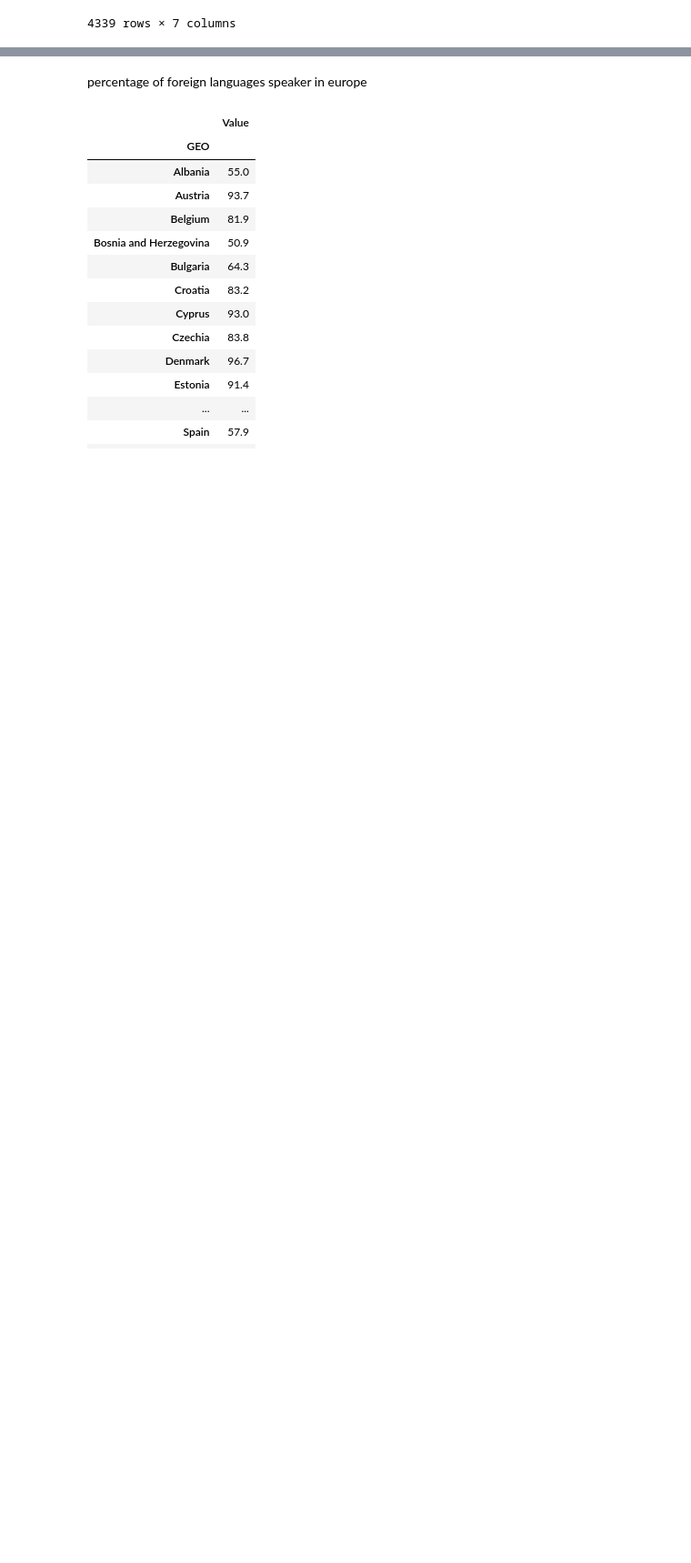
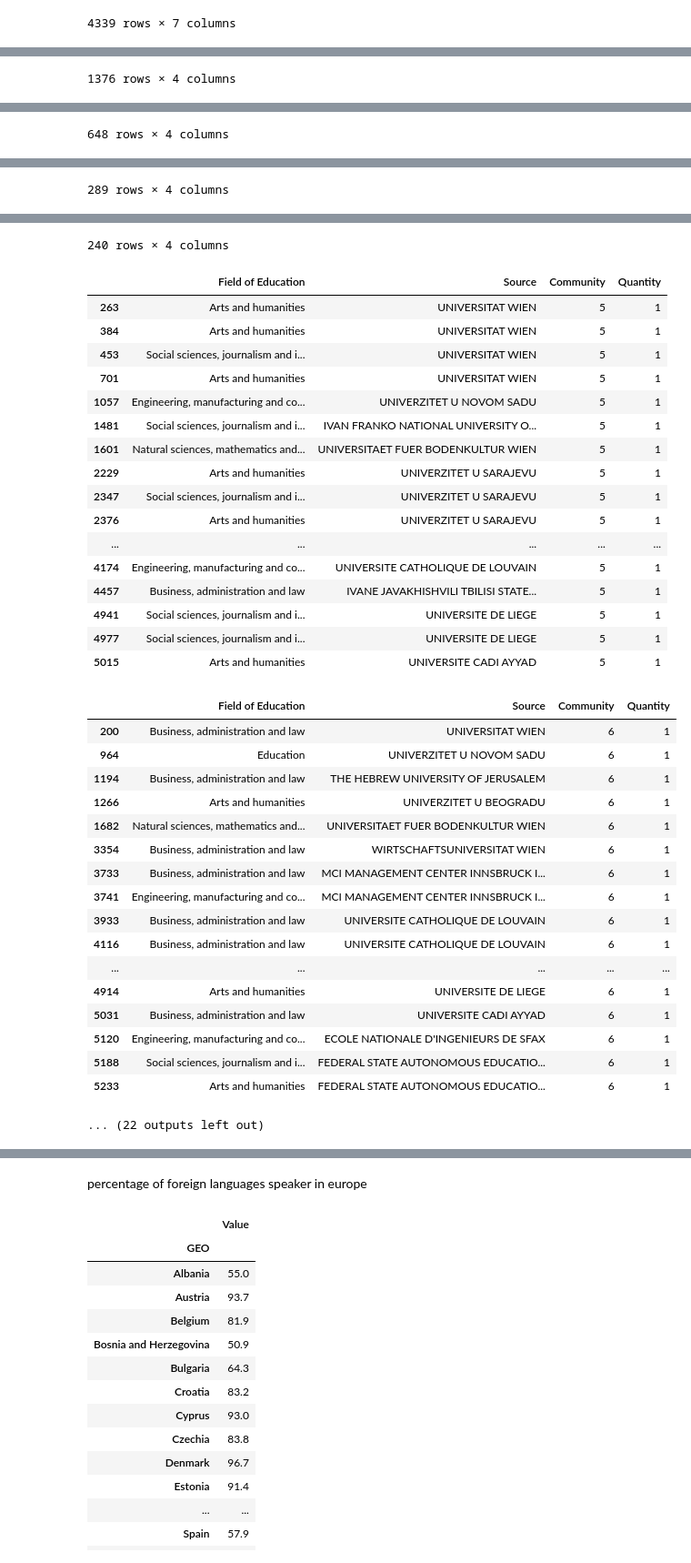
Before and after one commit to FilippoBragato/ErasmusMobilityStudy, a Jupyter notebook: universities_analysis.ipynb, the cells around one changed output, grey strips where cells are left out. Shown at 91% size. Cells and saved outputs as stored; diff of their text form; code cells hidden in the pictures; blank space fills up the shorter version.

Commit message:
pie chart field of study

```diff
--- a/universities_analysis.ipynb
+++ b/universities_analysis.ipynb
@@ -176,0 +212,21 @@ p = nx.algorithms.community.modularity_max.greedy_modularity_communities(G)
+# %%
+for i, set in enumerate(p):
+    for element in set:
+        df_w_fields.iat[element, 2]=i
+for i, set in enumerate(p):
+    if(len(df_w_fields[df_w_fields['Community']==i].index)>3):
+        display(df_w_fields[df_w_fields['Community']==i])
+print(df_w_fields['Source'].nunique())
+
+
+for i, set in enumerate(p):
+    if(len(df_w_fields[df_w_fields['Community']==i].index)>100):
+        com_df = df_w_fields[df_w_fields['Community']==i]
+        label = com_df.groupby(['Field of Education']).sum().index.get_level_values('Field of Education').tolist()
+        com_df = com_df.groupby(['Field of Education']).sum()
+        #display(com_df)
+        values = com_df['Quantity']
+        #com_df = com1_df['Quantity']/1318*100
+        plt.pie(values,labels= label, labeldistance=1.05,radius=2)
+        plt.show()
+# %% [output]
@@ -176,0 +258 @@ p = nx.algorithms.community.modularity_max.greedy_modularity_communities(G)
+1376 rows × 4 columns
@@ -176,0 +271 @@ p = nx.algorithms.community.modularity_max.greedy_modularity_communities(G)
+648 rows × 4 columns
@@ -176,0 +284 @@ p = nx.algorithms.community.modularity_max.greedy_modularity_communities(G)
+289 rows × 4 columns
@@ -177,3 +297,39 @@ p = nx.algorithms.community.modularity_max.greedy_modularity_communities(G)
+240 rows × 4 columns
+|  | Field of Education | Source | Community | Quantity |
+| 263 | Arts and humanities | UNIVERSITAT WIEN | 5 | 1 |
+| 384 | Arts and humanities | UNIVERSITAT WIEN | 5 | 1 |
+| 453 | Social sciences, journalism and i... | UNIVERSITAT WIEN | 5 | 1 |
+| 701 | Arts and humanities | UNIVERSITAT WIEN | 5 | 1 |
+| 1057 | Engineering, manufacturing and co... | UNIVERZITET U NOVOM SADU | 5 | 1 |
+| 1481 | Social sciences, journalism and i... | IVAN FRANKO NATIONAL UNIVERSITY O... | 5 | 1 |
+| 1601 | Natural sciences, mathematics and... | UNIVERSITAET FUER BODENKULTUR WIEN | 5 | 1 |
+| 2229 | Arts and humanities | UNIVERZITET U SARAJEVU | 5 | 1 |
+| 2347 | Social sciences, journalism and i... | UNIVERZITET U SARAJEVU | 5 | 1 |
+| 2376 | Arts and humanities | UNIVERZITET U SARAJEVU | 5 | 1 |
+| ... | ... | ... | ... | ... |
+| 4174 | Engineering, manufacturing and co... | UNIVERSITE CATHOLIQUE DE LOUVAIN | 5 | 1 |
+| 4457 | Business, administration and law | IVANE JAVAKHISHVILI TBILISI STATE... | 5 | 1 |
+| 4941 | Social sciences, journalism and i... | UNIVERSITE DE LIEGE | 5 | 1 |
+| 4977 | Social sciences, journalism and i... | UNIVERSITE DE LIEGE | 5 | 1 |
+| 5015 | Arts and humanities | UNIVERSITE CADI AYYAD | 5 | 1 |
+|  | Field of Education | Source | Community | Quantity |
+| 200 | Business, administration and law | UNIVERSITAT WIEN | 6 | 1 |
+| 964 | Education | UNIVERZITET U NOVOM SADU | 6 | 1 |
+| 1194 | Business, administration and law | THE HEBREW UNIVERSITY OF JERUSALEM | 6 | 1 |
+| 1266 | Arts and humanities | UNIVERZITET U BEOGRADU | 6 | 1 |
+| 1682 | Natural sciences, mathematics and... | UNIVERSITAET FUER BODENKULTUR WIEN | 6 | 1 |
+| 3354 | Business, administration and law | WIRTSCHAFTSUNIVERSITAT WIEN | 6 | 1 |
+| 3733 | Business, administration and law | MCI MANAGEMENT CENTER INNSBRUCK I... | 6 | 1 |
+| 3741 | Engineering, manufacturing and co... | MCI MANAGEMENT CENTER INNSBRUCK I... | 6 | 1 |
+| 3933 | Business, administration and law | UNIVERSITE CATHOLIQUE DE LOUVAIN | 6 | 1 |
+| 4116 | Business, administration and law | UNIVERSITE CATHOLIQUE DE LOUVAIN | 6 | 1 |
+| ... | ... | ... | ... | ... |
+| 4914 | Arts and humanities | UNIVERSITE DE LIEGE | 6 | 1 |
+| 5031 | Business, administration and law | UNIVERSITE CADI AYYAD | 6 | 1 |
+| 5120 | Engineering, manufacturing and co... | ECOLE NATIONALE D'INGENIEURS DE SFAX | 6 | 1 |
+| 5188 | Social sciences, journalism and i... | FEDERAL STATE AUTONOMOUS EDUCATIO... | 6 | 1 |
+| 5233 | Arts and humanities | FEDERAL STATE AUTONOMOUS EDUCATIO... | 6 | 1 |
+... (22 outputs left out)
 # %%
 eu_countries = ['Germany', 'United Kingdom', 'France', 'Italy', 'Spain', 'Ukraine', 'Poland', 'Romania',
                 'Netherlands', 'Belgium', 'Czechia', 'Greece', 'Portugal', 'Sweden', 'Hungary',
```
Also changed, not shown: parts of 4 cells of this notebook.
